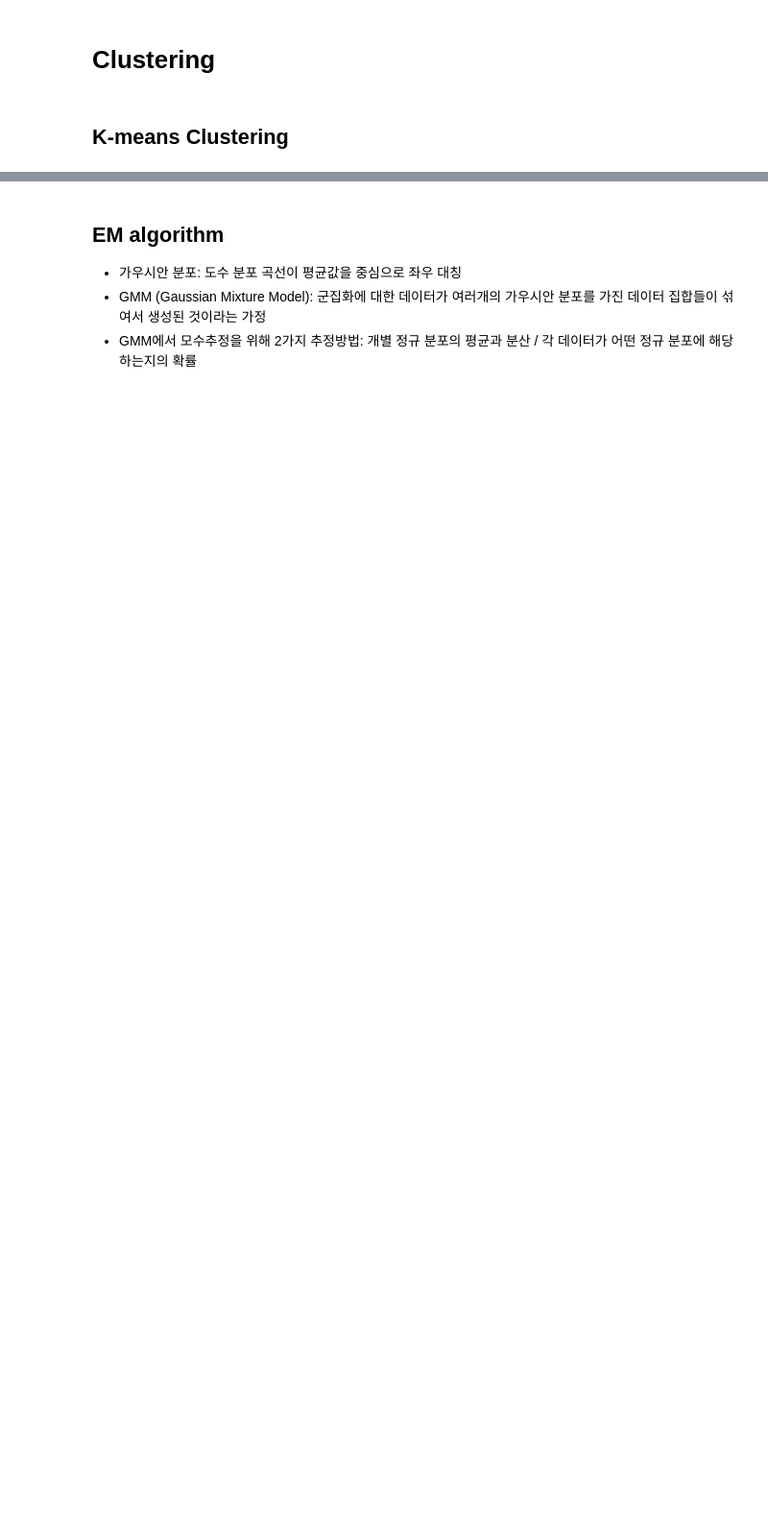
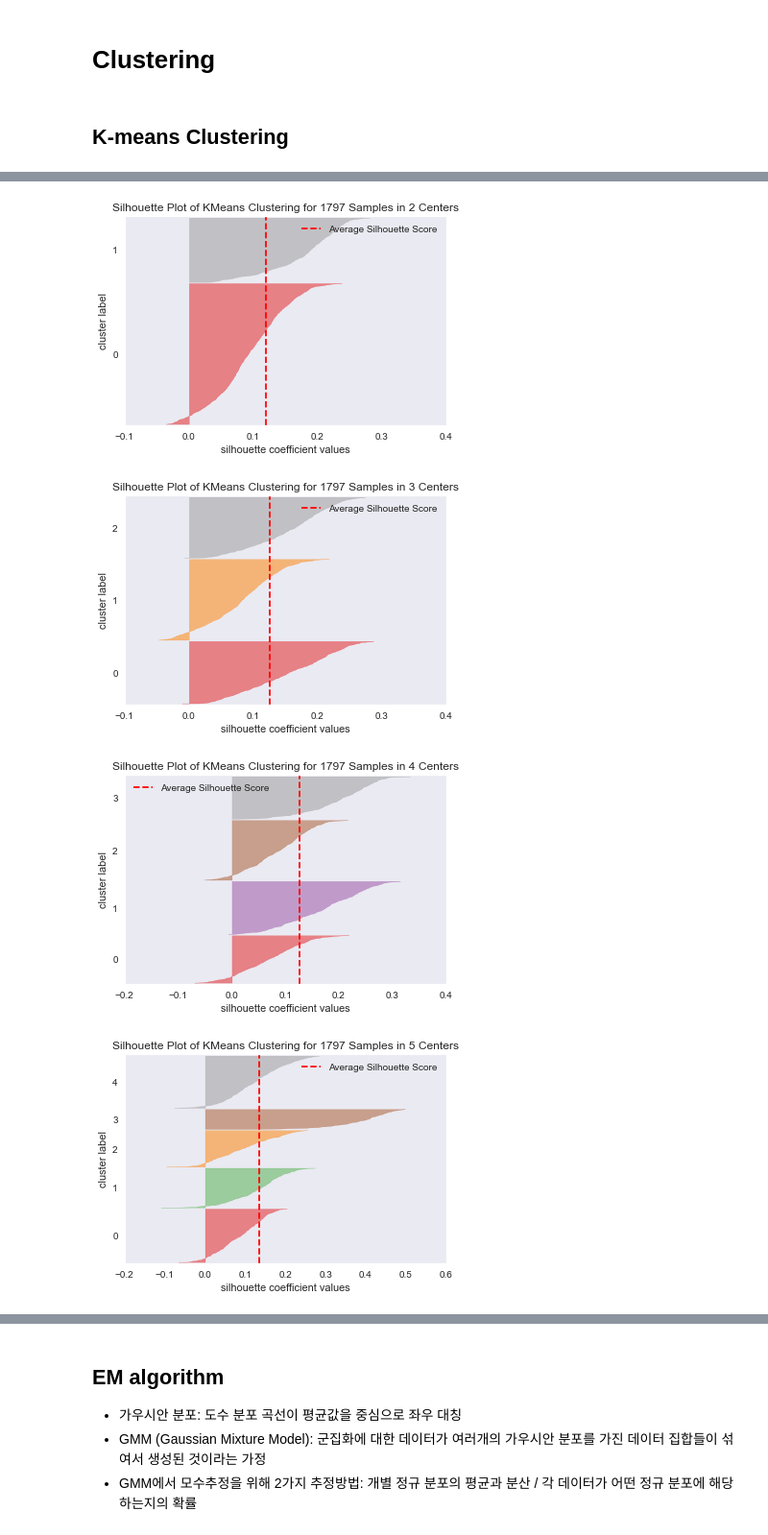
Before and after one commit to rainmaker712/machine-learning-note, a Jupyter notebook: unsupervised_learning/part1-clustering.ipynb, the cells around one changed output, grey strips where cells are left out. Shown at 96% size. Drawn from its saved outputs; the diff is of its cells as text; code cells hidden in the pictures; blank space fills up the shorter version.

```diff
--- a/unsupervised_learning/part1-clustering.ipynb
+++ b/unsupervised_learning/part1-clustering.ipynb
@@ -134,0 +134,13 @@ elbow_plotter(df_digit.iloc[:,:-1], num_k)
+# %%
+for i in range(2,15):
+    kmeans = KMeans(i)
+    vis = SilhouetteVisualizer(kmeans)
+    vis.fit(df_digit.iloc[:,:-1])
+    vis.finalize()
+    plt.show()
+    plt.close()
+# %% [output]
+[figure, added]
+[figure, added]
+[figure, added]
+[figure, added]
```
Also changed, not shown: parts of 10 cells of this notebook, 8 other files.
